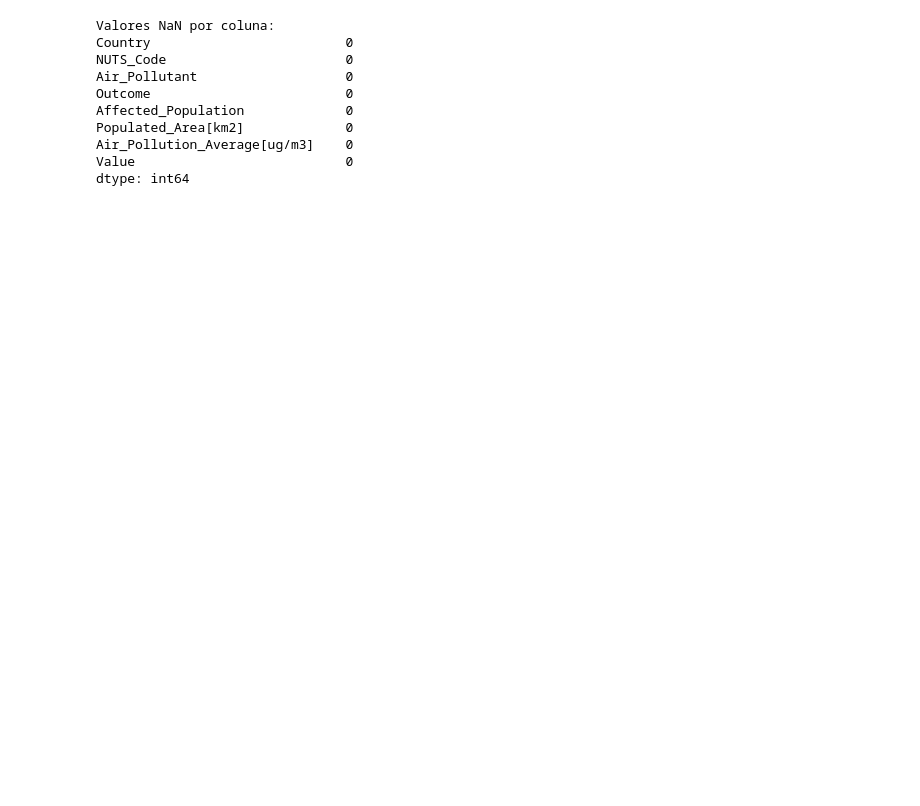
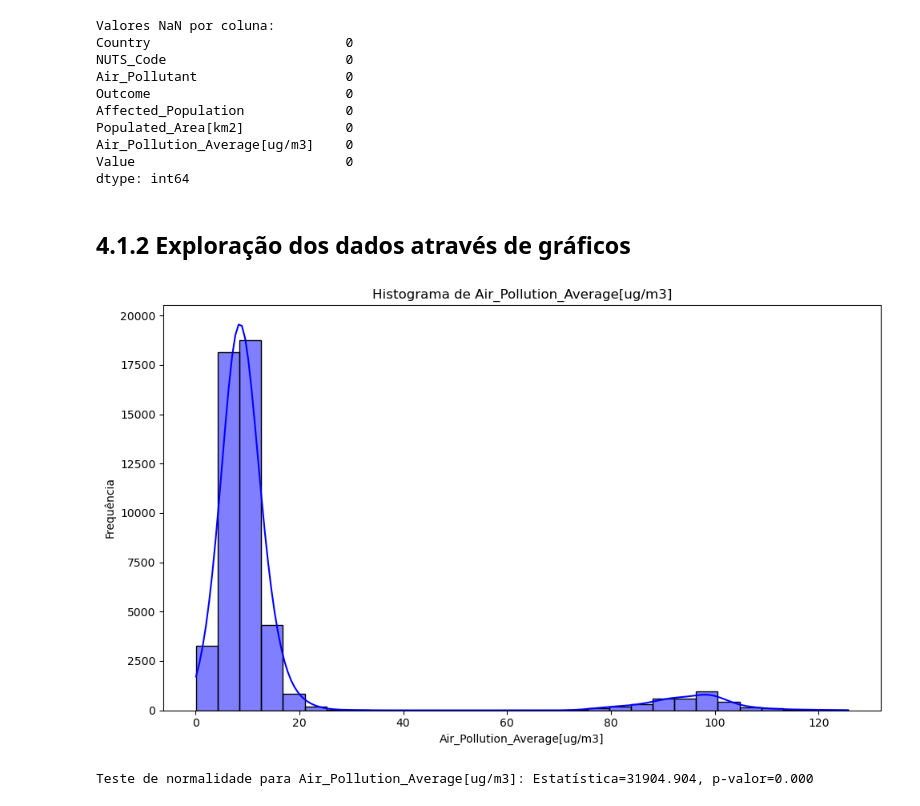
Before and after one commit to laurabmurias/anadi-practical-work-2, a Jupyter notebook: Jupyter/Analise.ipynb, the cells around one changed output. Drawn from its saved outputs; the diff is of its cells as text; code cells hidden in the pictures; blank space fills up the shorter version.

Commit message:
gráficos

```diff
--- a/Jupyter/Analise.ipynb
+++ b/Jupyter/Analise.ipynb
@@ -11,6 +17,3 @@ try:
 except Exception as e:
     print("Erro ao ler o arquivo:", e)
     import sys; sys.exit(1)
-# %%
-# Importação de dados
-df = pd.read_csv('../AIRPOL_data.csv' , sep=';')
@@ -75,3 +82,5 @@ Populated_Area[km2]             0
 Air_Pollution_Average[ug/m3]    0
 Value                           0
 dtype: int64
+# %% [markdown]
+## 4.1.2 Exploração dos dados através de gráficos
@@ -77,0 +90,19 @@ dtype: int64
+# %%
+def hist_plot_and_normality_check(column_name):
+    plt.figure(figsize=(10, 6))
+    sns.histplot(df[column_name].dropna(), kde=True, color='blue', bins=30)
+
+    plt.title(f'Histograma de {column_name}')
+    plt.xlabel(column_name)
+    plt.ylabel('Frequência')
+    plt.tight_layout()
+    plt.show()
+
+    # Teste de normalidade de D'Agostino e Pearson
+    stat, p_value = normaltest(df[column_name].dropna())
+    print(f'Teste de normalidade para {column_name}: Estatística={stat:.3f}, p-valor={p_value:.3f}')
+# %%
+hist_plot_and_normality_check('Air_Pollution_Average[ug/m3]')
+# %% [output]
+[figure, added]
+Teste de normalidade para Air_Pollution_Average[ug/m3]: Estatística=31904.904, p-valor=0.000
```
Also changed, not shown: parts of 27 cells of this notebook.
